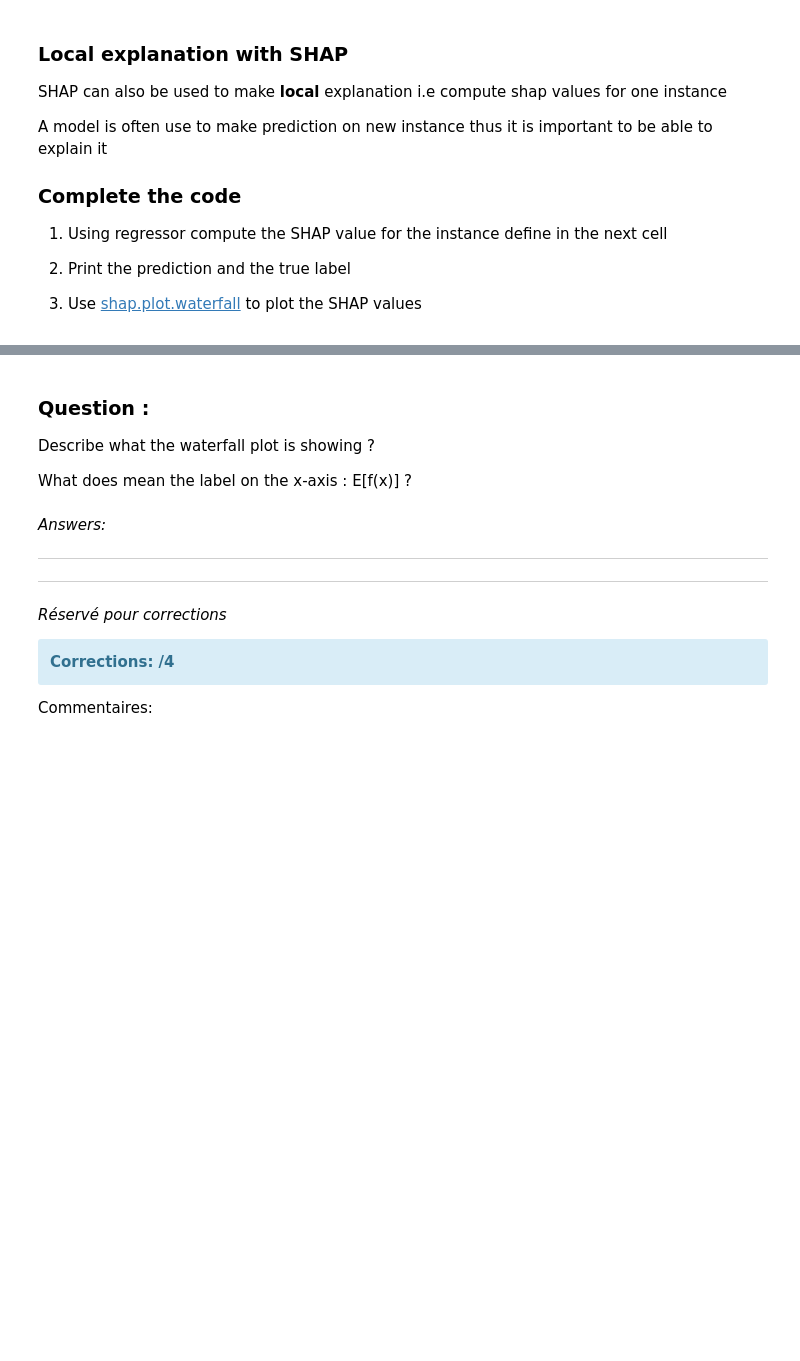
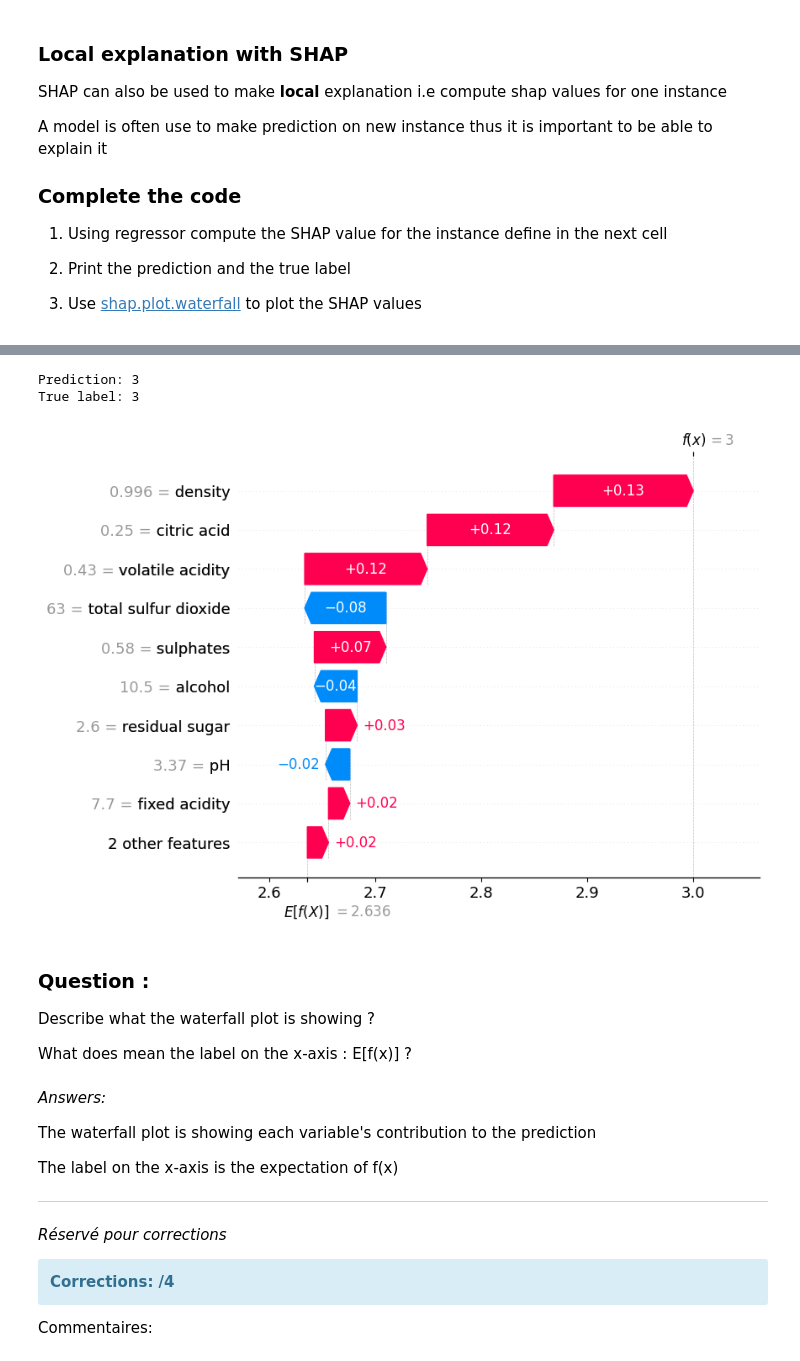
Before and after one commit to michaelstrefeler/XAI_Labs, a Jupyter notebook: TP4_PostHoc_Tabular/XAI_TP4_2025_Billeter_Strefeler.ipynb, the cells around one changed output, grey strips where cells are left out. Drawn from its saved outputs; the diff is of its cells as text; code cells hidden in the pictures; blank space fills up the shorter version.

```diff
--- a/TP4_PostHoc_Tabular/XAI_TP4_2025_Billeter_Strefeler.ipynb
+++ b/TP4_PostHoc_Tabular/XAI_TP4_2025_Billeter_Strefeler.ipynb
@@ -318,9 +400,18 @@ X_test.iloc[index]
 # %%
 # YOUR CODE
 # print the prediction by *regressor* and the true label for instance index=66
+pred = regressor.predict(X_test.iloc[[index]])[0]
+true_label = y_test.iloc[index]
+print(f"Prediction: {pred:.0f}\nTrue label: {true_label}")
+# %% [output]
+Prediction: 3
+True label: 3
 # %%
 # YOUR CODE
 # make a waterfall plot of the prediction index = 66
+shap.waterfall_plot(shap_values[index])
+# %% [output]
+[figure, added]
 # %% [markdown]
 ### Question :
 
@@ -331,7 +422,9 @@ What does mean the label on the x-axis : E[f(x)] ?
 # %% [markdown]
 *Answers:*
 
----
+The waterfall plot is showing each variable's contribution to the prediction
+
+The label on the x-axis is the expectation of f(x)
 
 ---
 # %% [markdown]
```
Also changed, not shown: parts of 19 cells of this notebook.
